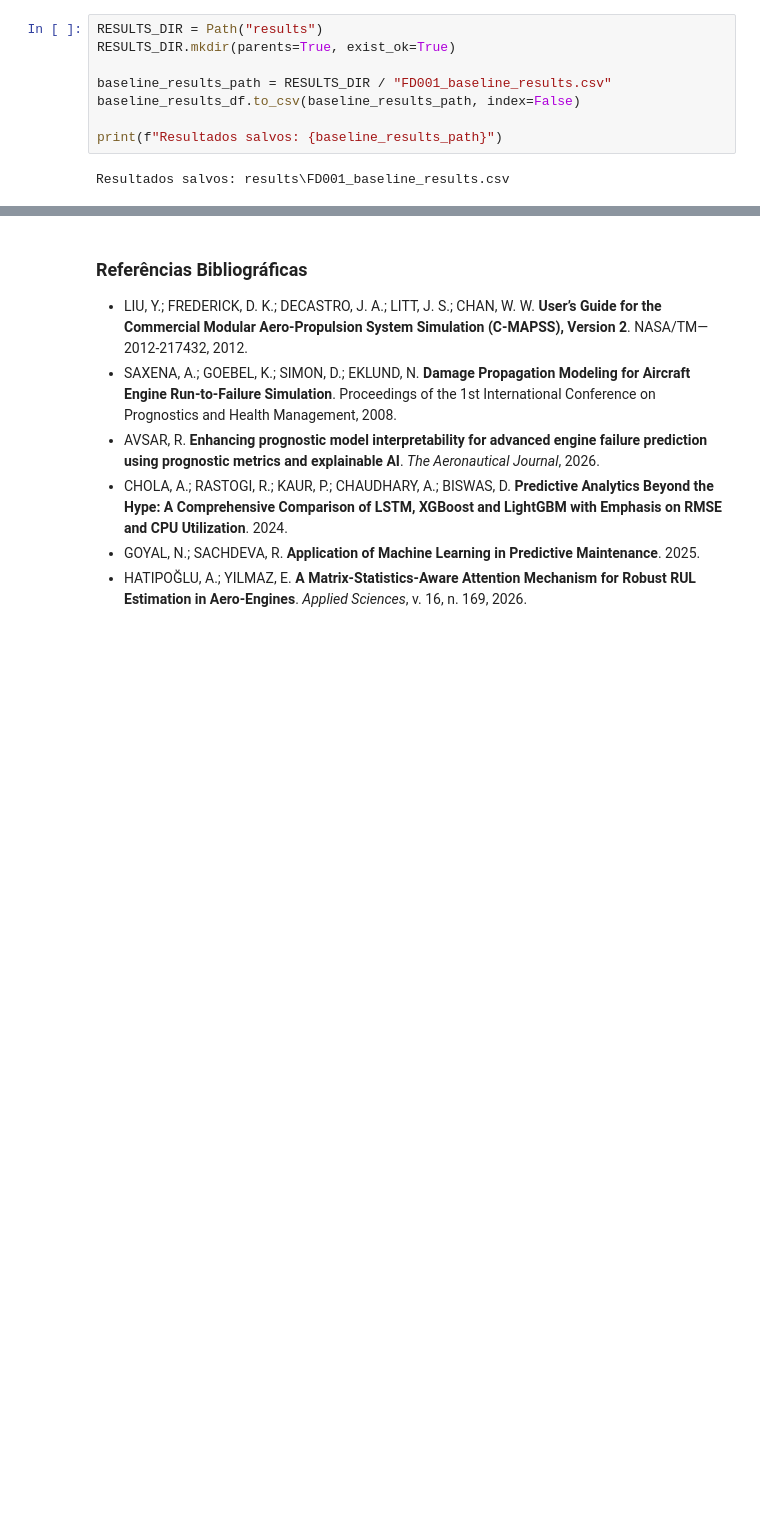
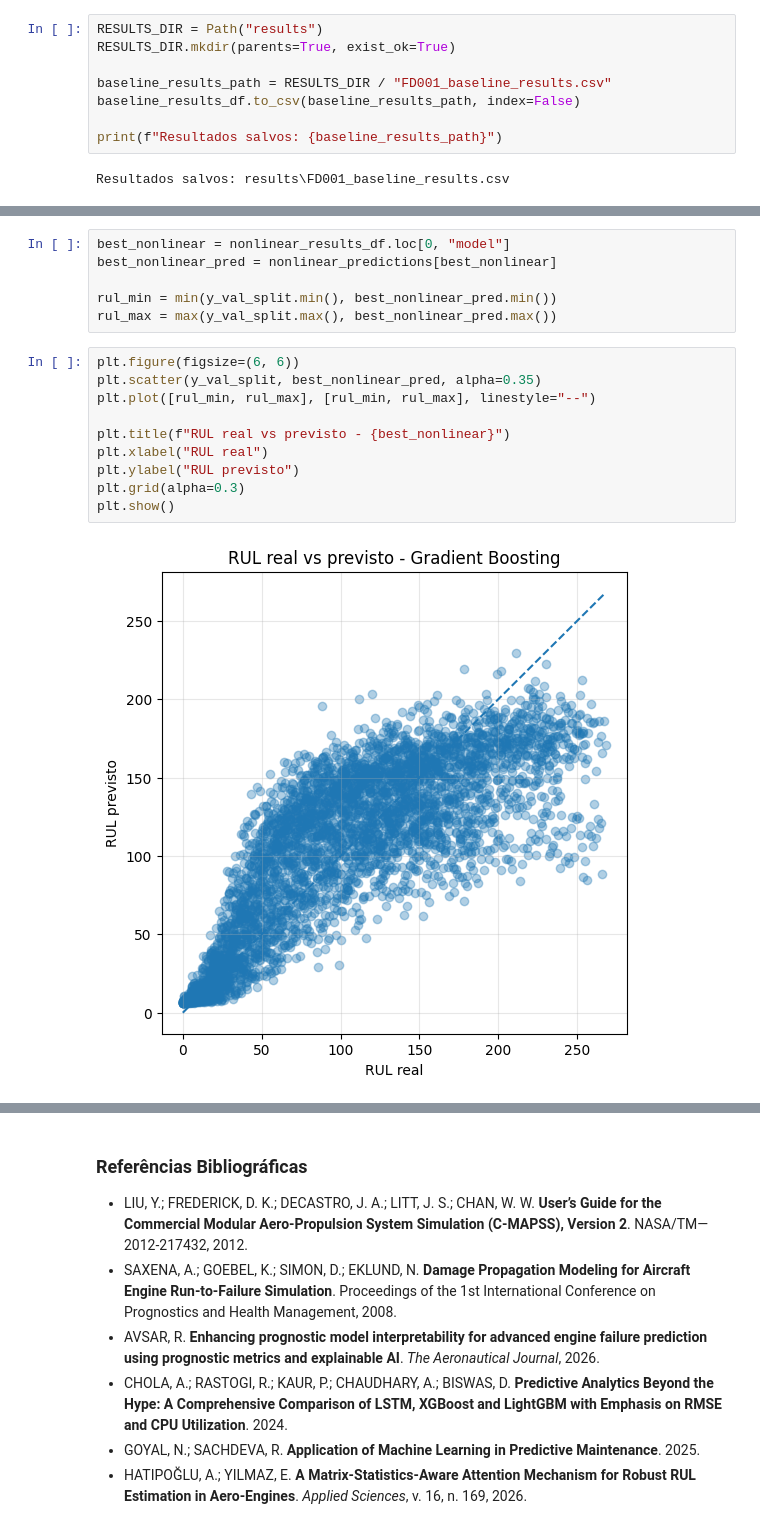
Before and after one commit to ander-oliveira/rul-prediction-cmapss, a Jupyter notebook: Prediction_RUL_CMAPSS.ipynb, the cells around one changed output, grey strips where cells are left out. Drawn from its saved outputs; the diff is of its cells as text; blank space fills up the shorter version.

```diff
--- a/Prediction_RUL_CMAPSS.ipynb
+++ b/Prediction_RUL_CMAPSS.ipynb
@@ -1408,0 +1564,18 @@ Resultados salvos: results\FD001_baseline_results.csv
+# %%
+best_nonlinear = nonlinear_results_df.loc[0, "model"]
+best_nonlinear_pred = nonlinear_predictions[best_nonlinear]
+
+rul_min = min(y_val_split.min(), best_nonlinear_pred.min())
+rul_max = max(y_val_split.max(), best_nonlinear_pred.max())
+# %%
+plt.figure(figsize=(6, 6))
+plt.scatter(y_val_split, best_nonlinear_pred, alpha=0.35)
+plt.plot([rul_min, rul_max], [rul_min, rul_max], linestyle="--")
+
+plt.title(f"RUL real vs previsto - {best_nonlinear}")
+plt.xlabel("RUL real")
+plt.ylabel("RUL previsto")
+plt.grid(alpha=0.3)
+plt.show()
+# %% [output]
+[figure, added]
```
Also changed, not shown: parts of 33 cells of this notebook, 3 other files.
